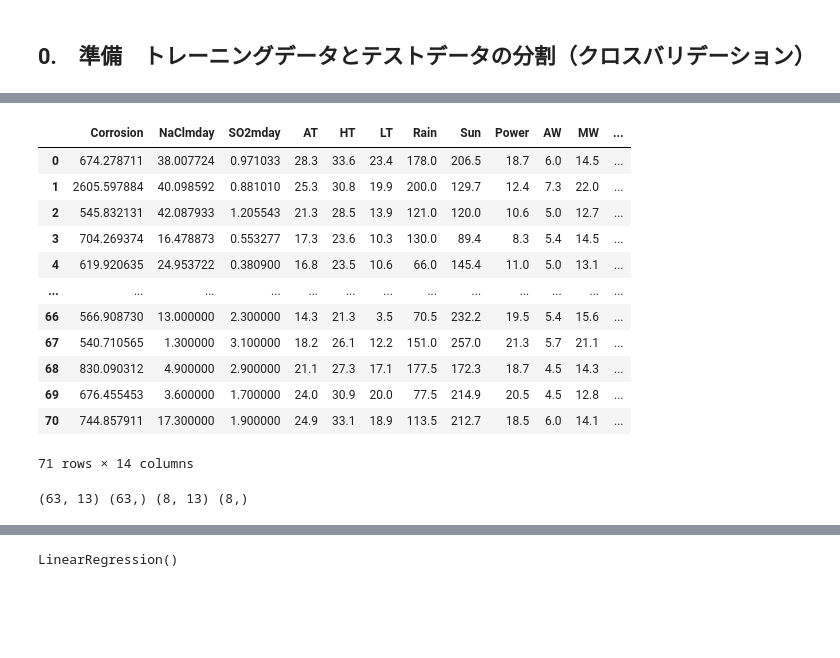
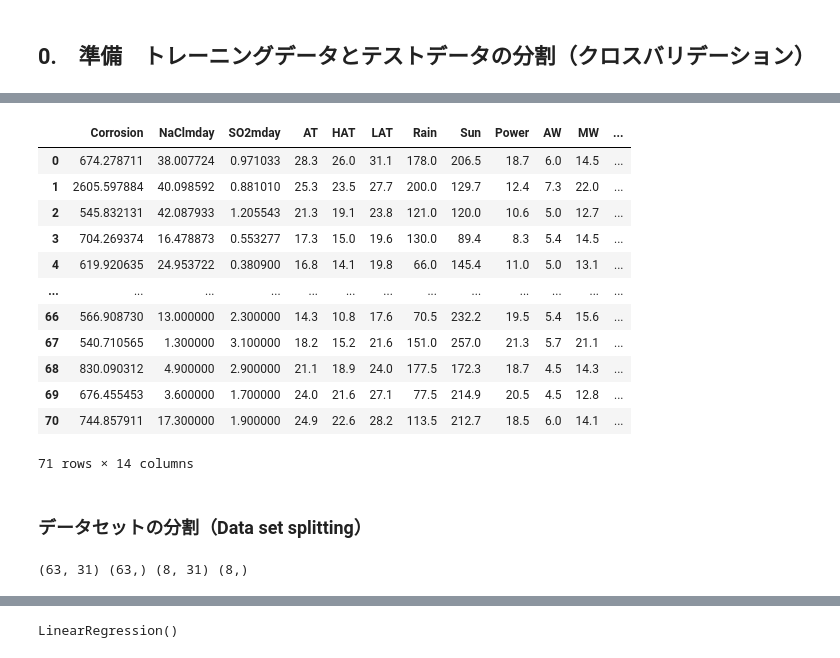
Before and after one commit to ARIM-Training/Training_python_3, a Jupyter notebook: python_seminar_3.ipynb, the cells around one changed output, grey strips where cells are left out. Cells and saved outputs as stored; diff of their text form; code cells hidden in the pictures; blank space fills up the shorter version.

```diff
--- a/python_seminar_3.ipynb
+++ b/python_seminar_3.ipynb
@@ -142,3 +187,3 @@ memory usage: 3.3+ KB
 # %%
-#全地点のデータを行方向に結合
-dfC=pd.concat([Naha2,Miyakojima,Fukuoka,Shizuoka,Tsukuba,Choshi],ignore_index=True)
+df = pd.concat([Naha2,Miyakojima,Fukuoka,Shizuoka,Tsukuba,Choshi],ignore_index=True)
+df
@@ -236,0 +233,2 @@ dfRpf
+# %%
+dfR=df.drop(["Date",'MWD','PMWD','WD',"Place"],axis=1)
@@ -236,0 +270,8 @@ dfRpf
+# %%
+# 寄与が少ない変数を削減
+dfRpf=dfR.drop([ 'HT', 'LT', 'CAT', 'CAT0', 'CHT',
+                'CHT0', 'CLT', 'CLT0', 'Mrain',
+                'RateSun', 'Csun', 'CSun40', 'Msnow',
+                'Snow','MdaySnow',  'CMW',
+                'Vap', 'CMSnow'],axis=1)
+dfRpf
@@ -282,19 +335,21 @@ dfR=dfC.drop(["Unnamed: 0","Date",'Place','HAT','LAT','CAT','CAT0', 'CHT', 'CHT0
 # %%
-dfR
+dfRpf
 # %% [output]
-|  | Corrosion | NaClmday | SO2mday | AT | HT | LT | Rain | Sun | Power | AW | MW | ... |
-| 0 | 674.278711 | 38.007724 | 0.971033 | 28.3 | 33.6 | 23.4 | 178.0 | 206.5 | 18.7 | 6.0 | 14.5 | ... |
-| 1 | 2605.597884 | 40.098592 | 0.881010 | 25.3 | 30.8 | 19.9 | 200.0 | 129.7 | 12.4 | 7.3 | 22.0 | ... |
-| 2 | 545.832131 | 42.087933 | 1.205543 | 21.3 | 28.5 | 13.9 | 121.0 | 120.0 | 10.6 | 5.0 | 12.7 | ... |
-| 3 | 704.269374 | 16.478873 | 0.553277 | 17.3 | 23.6 | 10.3 | 130.0 | 89.4 | 8.3 | 5.4 | 14.5 | ... |
-| 4 | 619.920635 | 24.953722 | 0.380900 | 16.8 | 23.5 | 10.6 | 66.0 | 145.4 | 11.0 | 5.0 | 13.1 | ... |
+|  | Corrosion | NaClmday | SO2mday | AT | HAT | LAT | Rain | Sun | Power | AW | MW | ... |
+| 0 | 674.278711 | 38.007724 | 0.971033 | 28.3 | 26.0 | 31.1 | 178.0 | 206.5 | 18.7 | 6.0 | 14.5 | ... |
+| 1 | 2605.597884 | 40.098592 | 0.881010 | 25.3 | 23.5 | 27.7 | 200.0 | 129.7 | 12.4 | 7.3 | 22.0 | ... |
+| 2 | 545.832131 | 42.087933 | 1.205543 | 21.3 | 19.1 | 23.8 | 121.0 | 120.0 | 10.6 | 5.0 | 12.7 | ... |
+| 3 | 704.269374 | 16.478873 | 0.553277 | 17.3 | 15.0 | 19.6 | 130.0 | 89.4 | 8.3 | 5.4 | 14.5 | ... |
+| 4 | 619.920635 | 24.953722 | 0.380900 | 16.8 | 14.1 | 19.8 | 66.0 | 145.4 | 11.0 | 5.0 | 13.1 | ... |
 | ... | ... | ... | ... | ... | ... | ... | ... | ... | ... | ... | ... | ... |
-| 66 | 566.908730 | 13.000000 | 2.300000 | 14.3 | 21.3 | 3.5 | 70.5 | 232.2 | 19.5 | 5.4 | 15.6 | ... |
-| 67 | 540.710565 | 1.300000 | 3.100000 | 18.2 | 26.1 | 12.2 | 151.0 | 257.0 | 21.3 | 5.7 | 21.1 | ... |
-| 68 | 830.090312 | 4.900000 | 2.900000 | 21.1 | 27.3 | 17.1 | 177.5 | 172.3 | 18.7 | 4.5 | 14.3 | ... |
-| 69 | 676.455453 | 3.600000 | 1.700000 | 24.0 | 30.9 | 20.0 | 77.5 | 214.9 | 20.5 | 4.5 | 12.8 | ... |
-| 70 | 744.857911 | 17.300000 | 1.900000 | 24.9 | 33.1 | 18.9 | 113.5 | 212.7 | 18.5 | 6.0 | 14.1 | ... |
+| 66 | 566.908730 | 13.000000 | 2.300000 | 14.3 | 10.8 | 17.6 | 70.5 | 232.2 | 19.5 | 5.4 | 15.6 | ... |
+| 67 | 540.710565 | 1.300000 | 3.100000 | 18.2 | 15.2 | 21.6 | 151.0 | 257.0 | 21.3 | 5.7 | 21.1 | ... |
+| 68 | 830.090312 | 4.900000 | 2.900000 | 21.1 | 18.9 | 24.0 | 177.5 | 172.3 | 18.7 | 4.5 | 14.3 | ... |
+| 69 | 676.455453 | 3.600000 | 1.700000 | 24.0 | 21.6 | 27.1 | 77.5 | 214.9 | 20.5 | 4.5 | 12.8 | ... |
+| 70 | 744.857911 | 17.300000 | 1.900000 | 24.9 | 22.6 | 28.2 | 113.5 | 212.7 | 18.5 | 6.0 | 14.1 | ... |
 71 rows × 14 columns
+# %% [markdown]
+### データセットの分割（Data set splitting）
 # %%
 from sklearn.model_selection import train_test_split
 from sklearn.metrics import roc_curve, roc_auc_score
@@ -313,11 +365,14 @@ y = dfR.Corrosion
 X=X.values
 y=y.values
 # %%
-X_train,X_test,y_train,y_test=train_test_split(X,y,random_state=0,test_size=0.1)
-
-print(X_train.shape,y_train.shape,X_test.shape,y_test.shape)
+X_train,X_test,y_train,y_test=train_test_split(X,y,
+                                               random_state=42,
+                                               test_size=0.1
+                                              )
-# %% [output]
-(63, 13) (63,) (8, 13) (8,)
+# %%
+print(X_train.shape,y_train.shape,X_test.shape,y_test.shape)
+# %% [output]
+(63, 31) (63,) (8, 31) (8,)
 # %%
 #特徴量のリスト
 X_name=list(dfR.drop(['Corrosion'],axis=1).columns)
```
Also changed, not shown: parts of 55 cells of this notebook, 4 other files.
